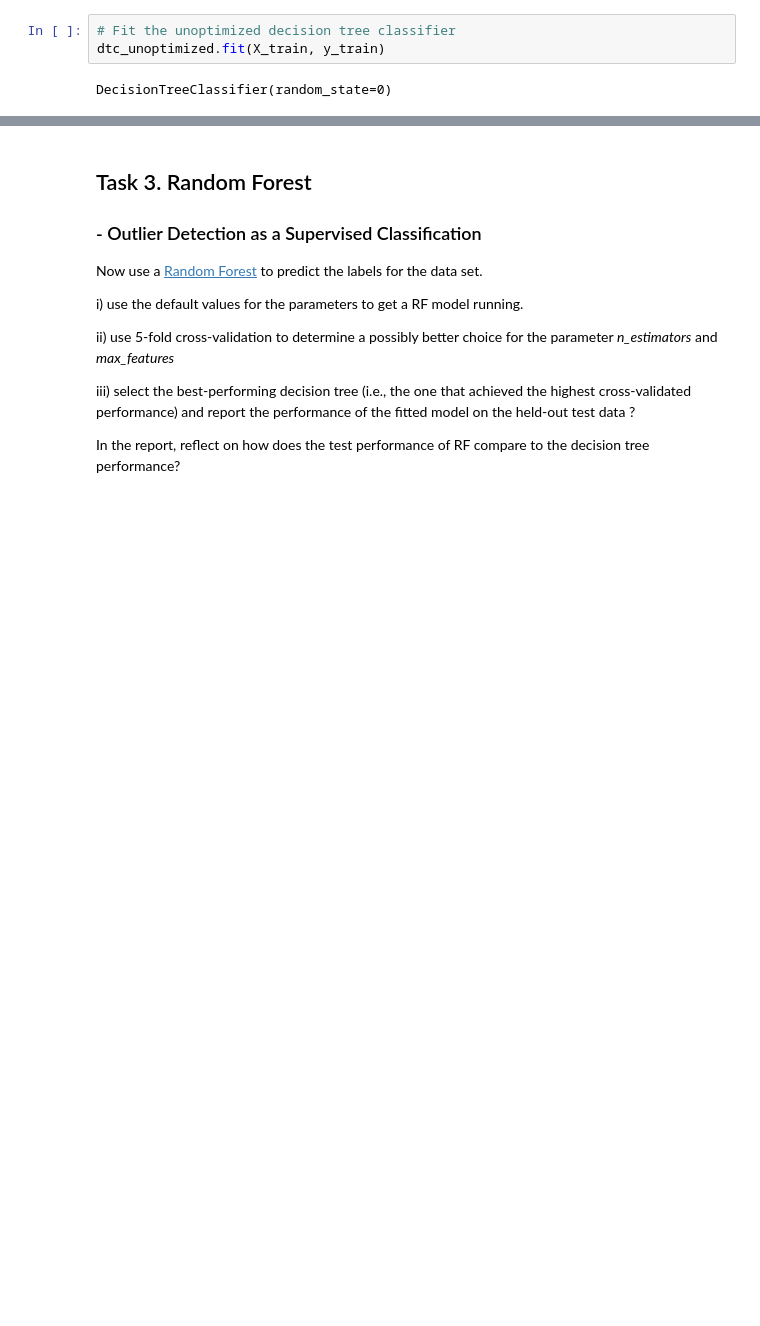
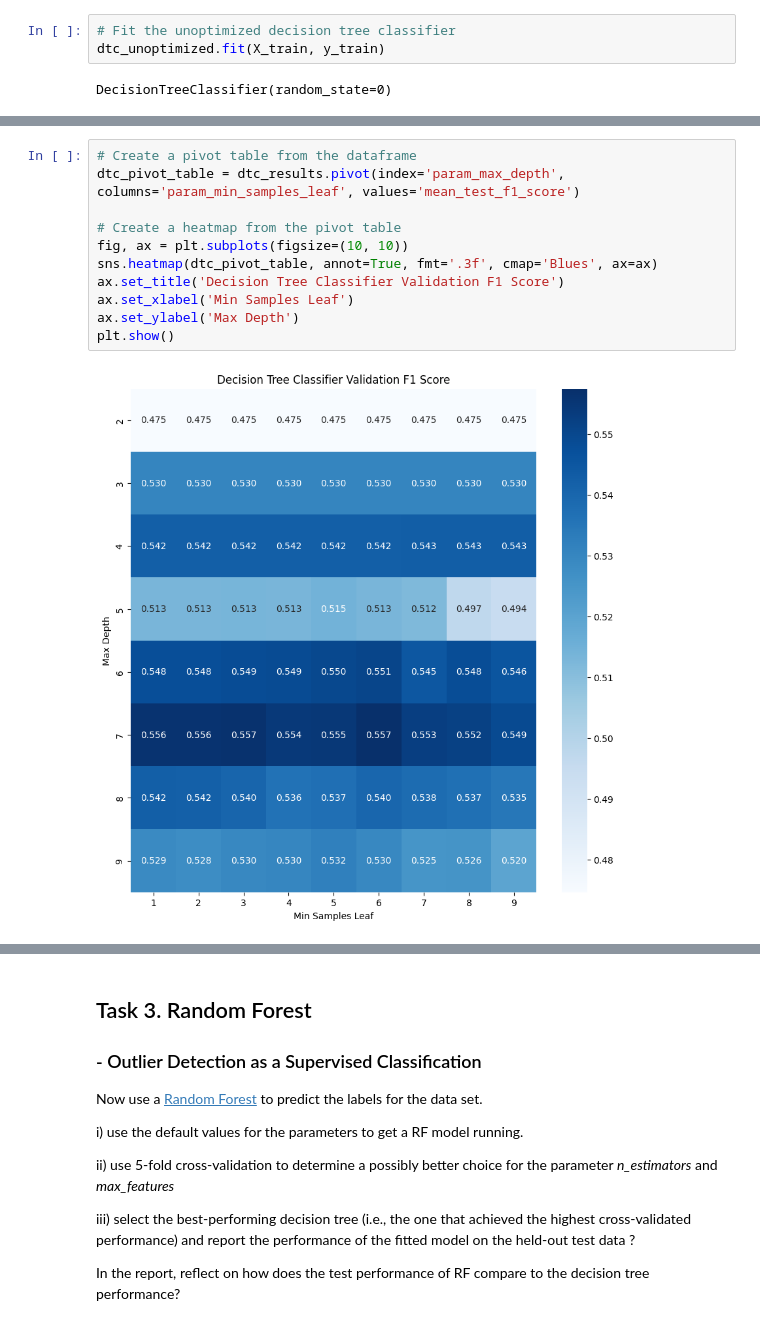
Before and after one commit to MacSuperior/APML, a Jupyter notebook: Jesse-Assignment-1.ipynb, the cells around one changed output, grey strips where cells are left out. Drawn from its saved outputs; the diff is of its cells as text; blank space fills up the shorter version.

```diff
--- a/Jesse-Assignment-1.ipynb
+++ b/Jesse-Assignment-1.ipynb
@@ -504,3 +550,16 @@ plt.show()
+# %%
+# Create a pivot table from the dataframe
+dtc_pivot_table = dtc_results.pivot(index='param_max_depth', columns='param_min_samples_leaf', values='mean_test_f1_score')
+
+# Create a heatmap from the pivot table
+fig, ax = plt.subplots(figsize=(10, 10))
+sns.heatmap(dtc_pivot_table, annot=True, fmt='.3f', cmap='Blues', ax=ax)
+ax.set_title('Decision Tree Classifier Validation F1 Score')
+ax.set_xlabel('Min Samples Leaf')
+ax.set_ylabel('Max Depth')
+plt.show()
+# %% [output]
+[figure, added]
 # %%
 import warnings
 warnings.filterwarnings("ignore", category=FutureWarning)
```
Also changed, not shown: parts of 21 cells of this notebook.
